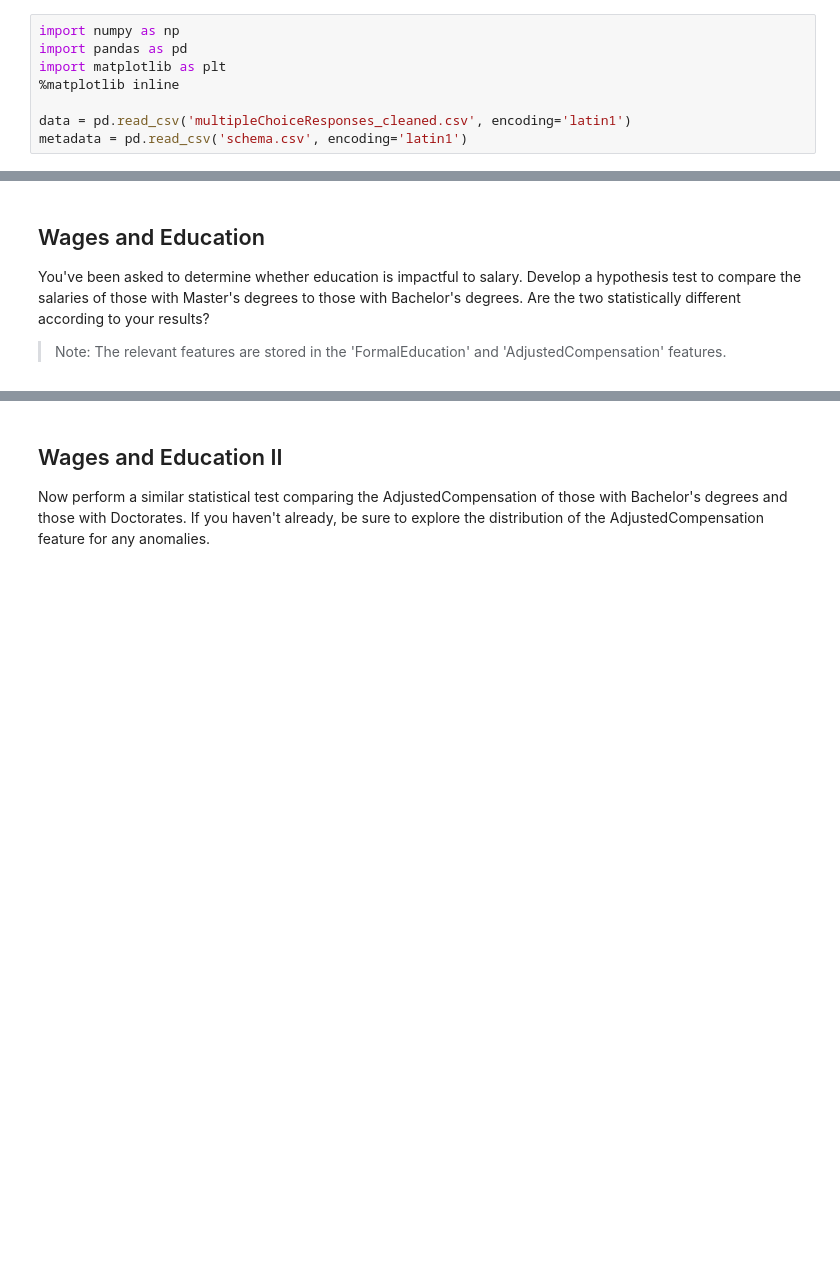
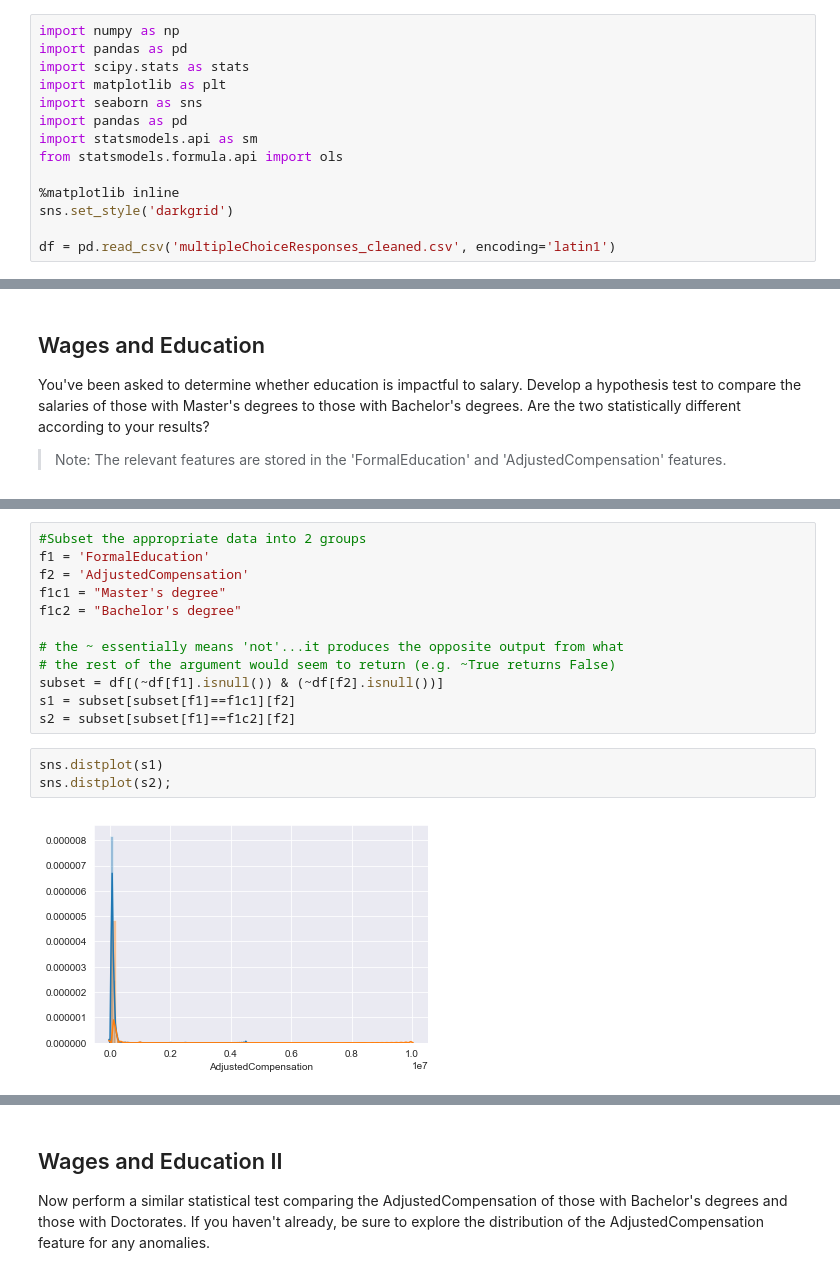
Before and after one commit to magnawhale/dsc-in-depth-ab-testing-lab-online-ds-ft-051319, a Jupyter notebook: index.ipynb, the cells around one changed output, grey strips where cells are left out. Cells and saved outputs as stored; diff of their text form; blank space fills up the shorter version.

```diff
--- a/index.ipynb
+++ b/index.ipynb
@@ -18,9 +18,15 @@ The data is stored in a file called **multipleChoiceResponses_cleaned.csv**. Fee
 # %%
 import numpy as np
 import pandas as pd
+import scipy.stats as stats
 import matplotlib as plt
+import seaborn as sns
+import pandas as pd
+import statsmodels.api as sm
+from statsmodels.formula.api import ols
+
 %matplotlib inline
+sns.set_style('darkgrid')
 
-data = pd.read_csv('multipleChoiceResponses_cleaned.csv', encoding='latin1')
-metadata = pd.read_csv('schema.csv', encoding='latin1')
+df = pd.read_csv('multipleChoiceResponses_cleaned.csv', encoding='latin1')
 # %%
@@ -69,0 +89,17 @@ You've been asked to determine whether education is impactful to salary. Develop
+# %%
+#Subset the appropriate data into 2 groups
+f1 = 'FormalEducation'
+f2 = 'AdjustedCompensation'
+f1c1 = "Master's degree"
+f1c2 = "Bachelor's degree"
+
+# the ~ essentially means 'not'...it produces the opposite output from what
+# the rest of the argument would seem to return (e.g. ~True returns False)
+subset = df[(~df[f1].isnull()) & (~df[f2].isnull())]
+s1 = subset[subset[f1]==f1c1][f2]
+s2 = subset[subset[f1]==f1c2][f2]
+# %%
+sns.distplot(s1)
+sns.distplot(s2);
+# %% [output]
+[figure, added]
```
Also changed, not shown: parts of 21 cells of this notebook.
